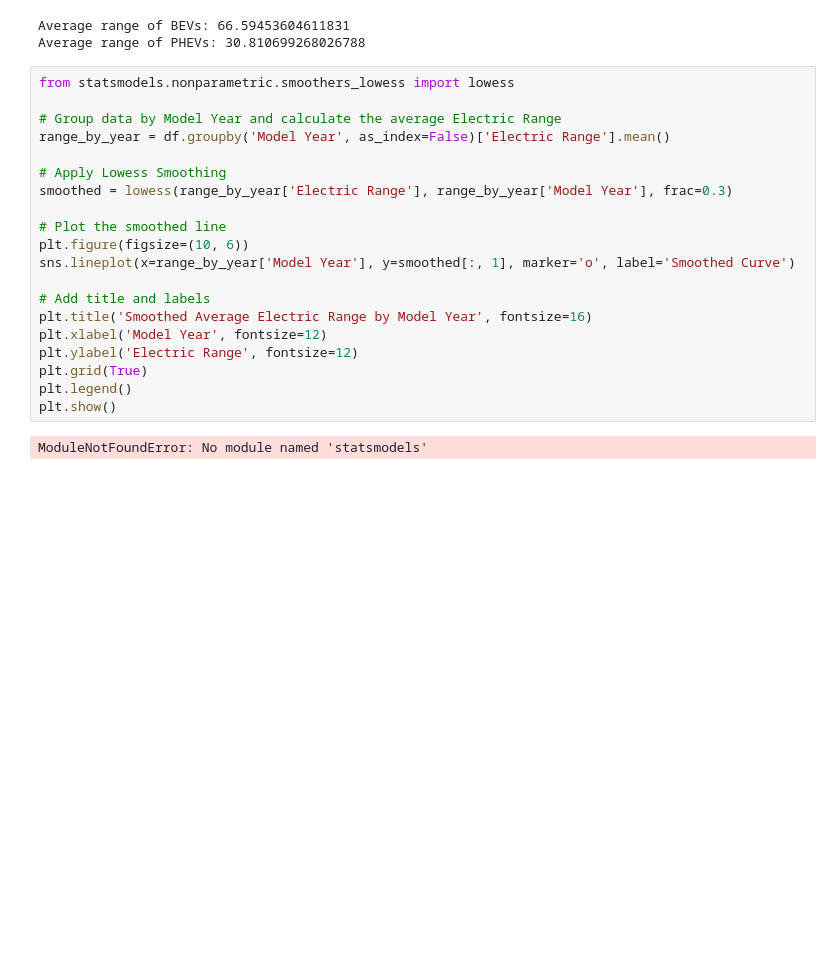
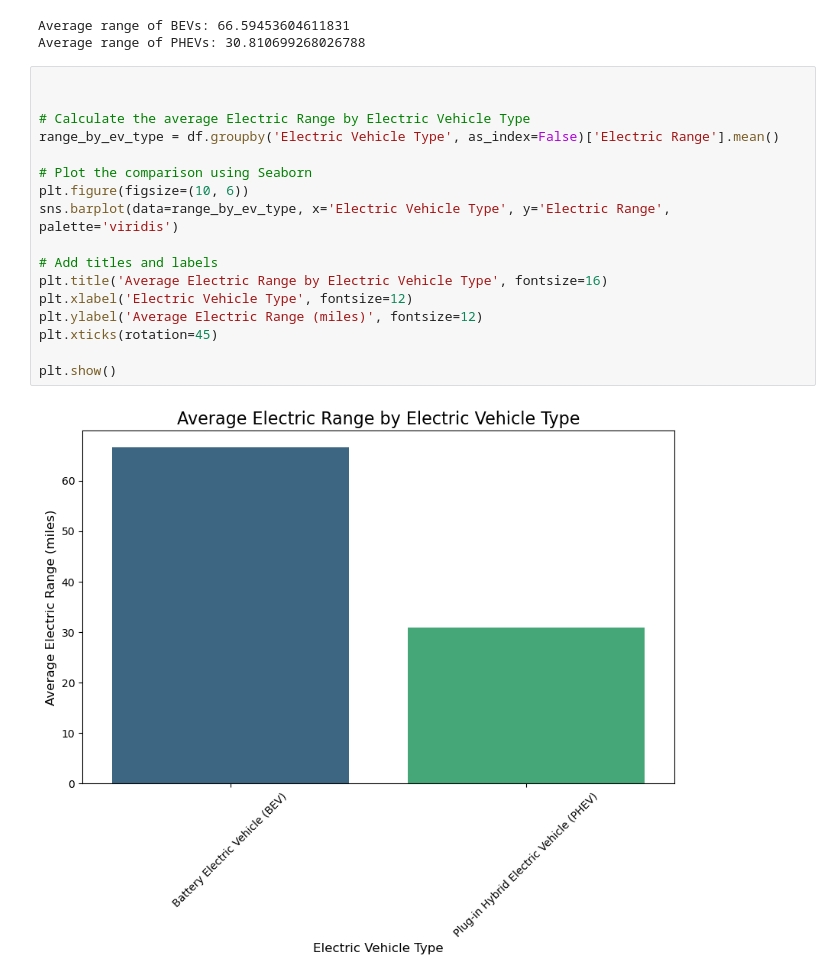
Before and after one commit to modyreturn/Data-Analysis-Projects, a Jupyter notebook: EVs Market Analysis/5_EVs_Range_Analysis.ipynb, the cells around one changed output. Drawn from its saved outputs; the diff is of its cells as text; blank space fills up the shorter version.

```diff
--- a/EVs Market Analysis/5_EVs_Range_Analysis.ipynb
+++ b/EVs Market Analysis/5_EVs_Range_Analysis.ipynb
@@ -126,24 +122,21 @@ print("Average range of PHEVs:", phevs['Electric Range'].mean())
 Average range of BEVs: 66.59453604611831
 Average range of PHEVs: 30.810699268026788
 # %%
-from statsmodels.nonparametric.smoothers_lowess import lowess
 
-# Group data by Model Year and calculate the average Electric Range
-range_by_year = df.groupby('Model Year', as_index=False)['Electric Range'].mean()
 
-# Apply Lowess Smoothing
-smoothed = lowess(range_by_year['Electric Range'], range_by_year['Model Year'], frac=0.3)
+# Calculate the average Electric Range by Electric Vehicle Type
+range_by_ev_type = df.groupby('Electric Vehicle Type', as_index=False)['Electric Range'].mean()
 
-# Plot the smoothed line
+# Plot the comparison using Seaborn
 plt.figure(figsize=(10, 6))
-sns.lineplot(x=range_by_year['Model Year'], y=smoothed[:, 1], marker='o', label='Smoothed Curve')
+sns.barplot(data=range_by_ev_type, x='Electric Vehicle Type', y='Electric Range', palette='viridis')
 
-# Add title and labels
-plt.title('Smoothed Average Electric Range by Model Year', fontsize=16)
-plt.xlabel('Model Year', fontsize=12)
-plt.ylabel('Electric Range', fontsize=12)
-plt.grid(True)
-plt.legend()
+# Add titles and labels
+plt.title('Average Electric Range by Electric Vehicle Type', fontsize=16)
+plt.xlabel('Electric Vehicle Type', fontsize=12)
+plt.ylabel('Average Electric Range (miles)', fontsize=12)
+plt.xticks(rotation=45)
+
 plt.show()
 # %% [output]
-ModuleNotFoundError: No module named 'statsmodels'
+[figure, added]
```
Also changed, not shown: parts of 4 cells of this notebook.
